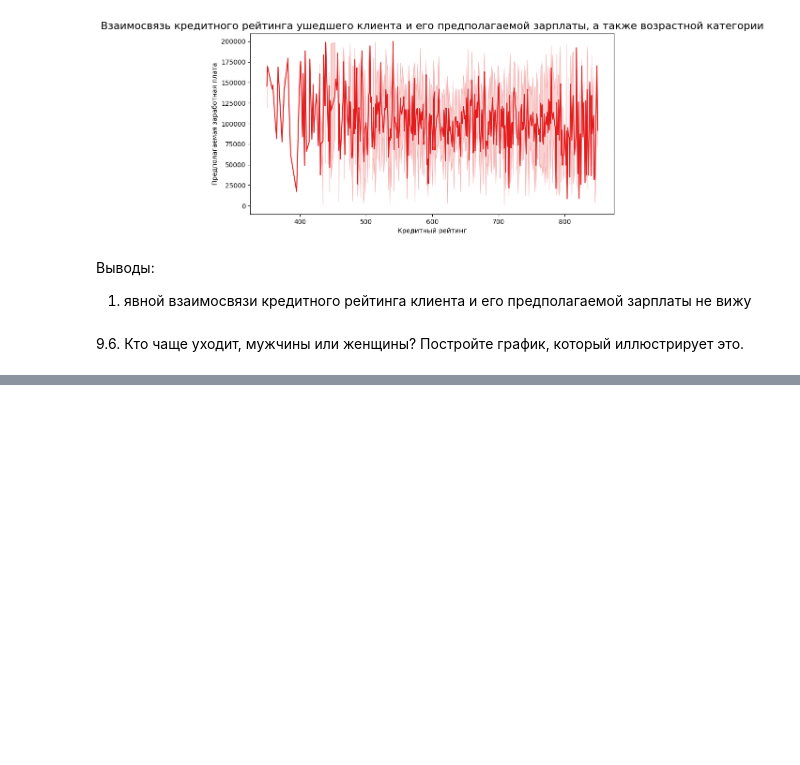
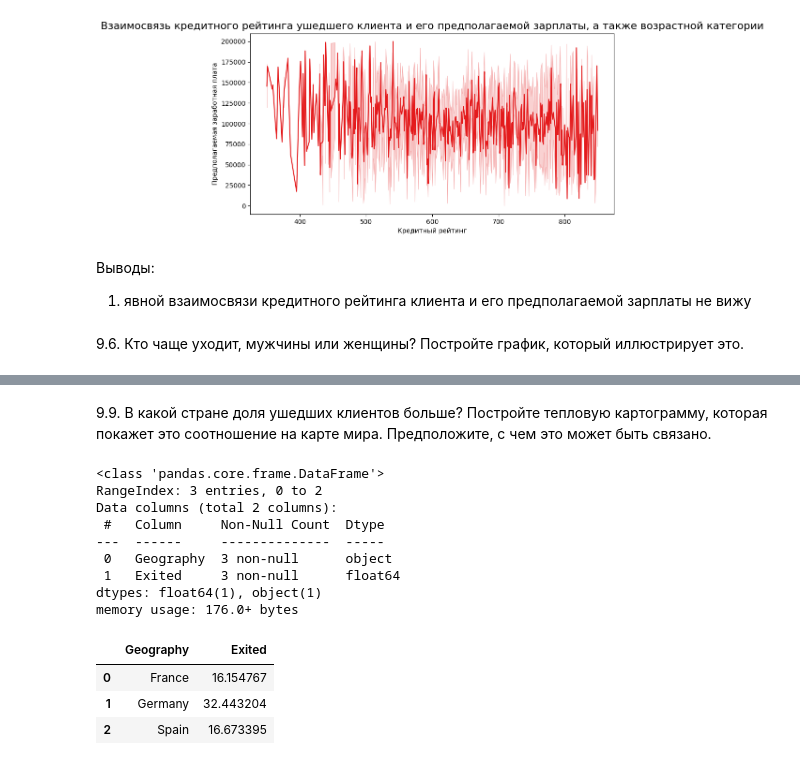
Before and after one commit to oresh247/SF_DS_PYTHON, a Jupyter notebook: SF/Задание 9.11. Модуль 13 (HW-01)/ОрешкинАВ_Задание 9.11. Модуль 13 (HW-01).ipynb, the cells around one changed output, grey strips where cells are left out. Saved outputs shown, nothing was run; the diff lists cells and outputs as text; code cells hidden in the pictures; blank space fills up the shorter version.

```diff
--- a/SF/Задание 9.11. Модуль 13 (HW-01)/ОрешкинАВ_Задание 9.11. Модуль 13 (HW-01).ipynb
+++ b/SF/Задание 9.11. Модуль 13 (HW-01)/ОрешкинАВ_Задание 9.11. Модуль 13 (HW-01).ipynb
@@ -283,0 +412,21 @@ lineplot.set_ylabel('Предполагаемая заработная плат
+# %% [markdown]
+9.9. В какой стране доля ушедших клиентов больше? Постройте тепловую картограмму, которая покажет это соотношение на карте мира. Предположите, с чем это может быть связано.
+# %%
+grouped = churn_data.groupby('Geography')['Exited'].mean().reset_index()
+grouped['Exited']  = grouped['Exited'] * 100
+grouped.info()
+display(grouped)
+# %% [output]
+<class 'pandas.core.frame.DataFrame'>
+RangeIndex: 3 entries, 0 to 2
+Data columns (total 2 columns):
+ #   Column     Non-Null Count  Dtype
+---  ------     --------------  -----
+ 0   Geography  3 non-null      object
+ 1   Exited     3 non-null      float64
+dtypes: float64(1), object(1)
+memory usage: 176.0+ bytes
+|  | Geography | Exited |
+| 0 | France | 16.154767 |
+| 1 | Germany | 32.443204 |
+| 2 | Spain | 16.673395 |
```
Also changed, not shown: parts of 22 cells of this notebook.
